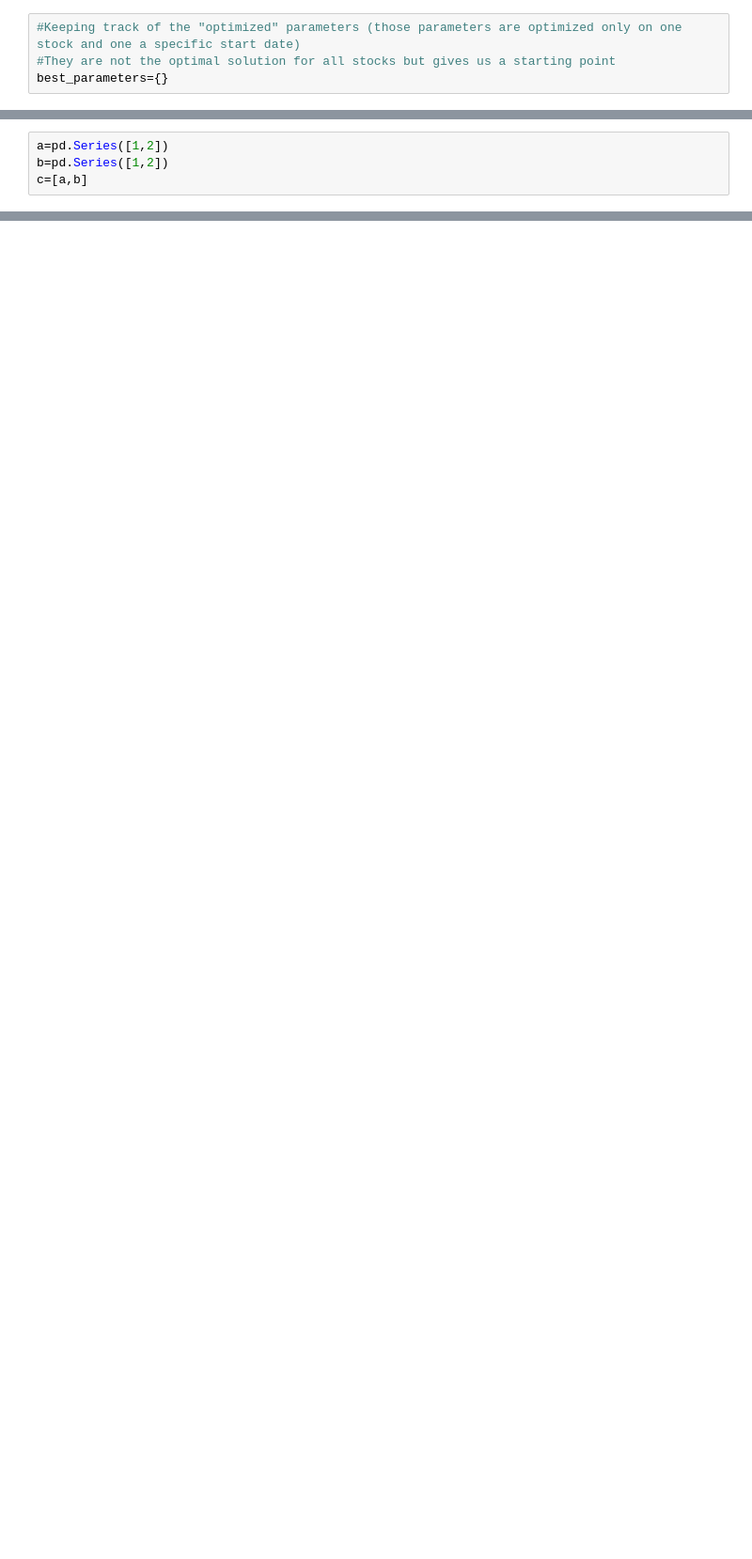
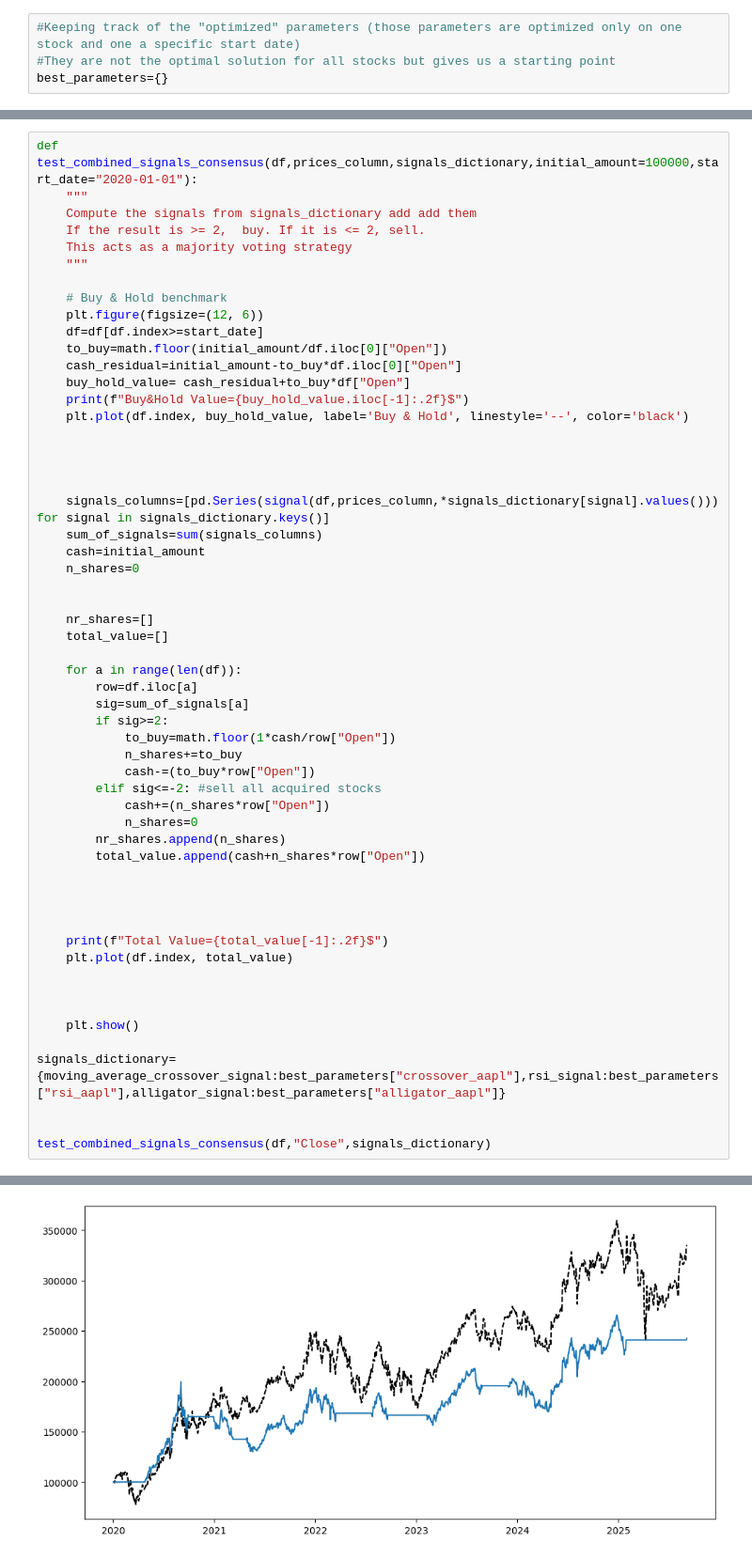
Before and after one commit to VincentGoze/SimpleBacktesting, a Jupyter notebook: Untitled.ipynb, the cells around one changed output, grey strips where cells are left out. Shown: that part at 94% size. Drawn from its saved outputs; the diff is of its cells as text; blank space fills up the shorter version.

Commit message:
Add consensus method

```diff
--- a/Untitled.ipynb
+++ b/Untitled.ipynb
@@ -381,4 +343,0 @@ NameError: name 'best_parameters_mean_reversion' is not defined
-# %%
-a=pd.Series([1,2])
-b=pd.Series([1,2])
-c=[a,b]
@@ -390,0 +346,57 @@ dtype: int64
+# %%
+def test_combined_signals_consensus(df,prices_column,signals_dictionary,initial_amount=100000,start_date="2020-01-01"):
+    """
+    Compute the signals from signals_dictionary add add them
+    If the result is >= 2,  buy. If it is <= 2, sell.
+    This acts as a majority voting strategy
+    """
+
+    # Buy & Hold benchmark
+    plt.figure(figsize=(12, 6))
+    df=df[df.index>=start_date]
+    to_buy=math.floor(initial_amount/df.iloc[0]["Open"])
+    cash_residual=initial_amount-to_buy*df.iloc[0]["Open"]
+    buy_hold_value= cash_residual+to_buy*df["Open"]
+    print(f"Buy&Hold Value={buy_hold_value.iloc[-1]:.2f}$")
+    plt.plot(df.index, buy_hold_value, label='Buy & Hold', linestyle='--', color='black')
+
+
+
+
+    signals_columns=[pd.Series(signal(df,prices_column,*signals_dictionary[signal].values())) for signal in signals_dictionary.keys()]
+    sum_of_signals=sum(signals_columns)
+    cash=initial_amount
+    n_shares=0
+
+
+    nr_shares=[]
+    total_value=[]
+
+    for a in range(len(df)):
+        row=df.iloc[a]
+        sig=sum_of_signals[a]
+        if sig>=2:
+            to_buy=math.floor(1*cash/row["Open"])
+            n_shares+=to_buy
+            cash-=(to_buy*row["Open"])
+        elif sig<=-2: #sell all acquired stocks
+            cash+=(n_shares*row["Open"])
+            n_shares=0
+        nr_shares.append(n_shares)
+        total_value.append(cash+n_shares*row["Open"])
+
+
+
+
+    print(f"Total Value={total_value[-1]:.2f}$")
+    plt.plot(df.index, total_value)
+
+
+
+    plt.show()
+
+signals_dictionary={moving_average_crossover_signal:best_parameters["crossover_aapl"],rsi_signal:best_parameters["rsi_aapl"],alligator_signal:best_parameters["alligator_aapl"]}
+
+
+test_combined_signals_consensus(df,"Close",signals_dictionary)
+# %% [output]
@@ -390,0 +405 @@ dtype: int64
+[figure, added]
```
Also changed, not shown: parts of 18 cells of this notebook.
